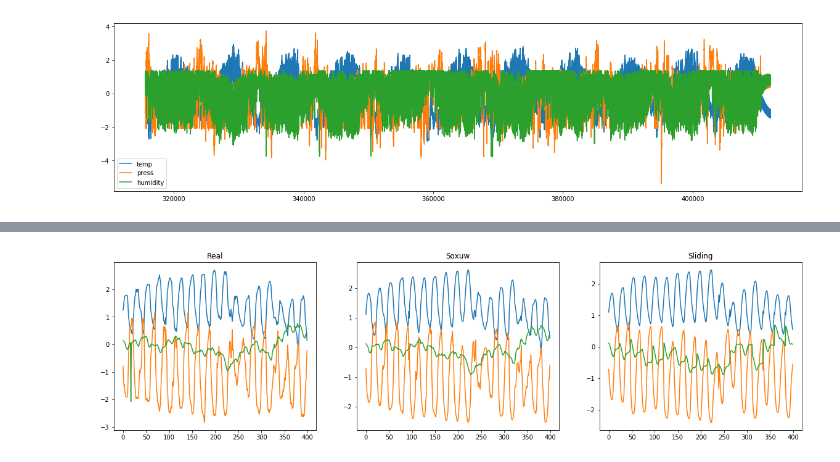
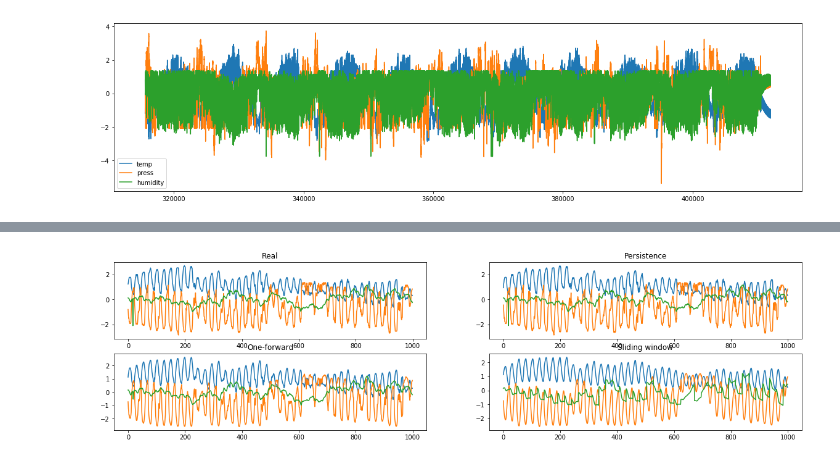
Before and after one commit to agayev169/weather_forecast, a Jupyter notebook: lstm_weather.ipynb, the cells around one changed output, grey strips where cells are left out. Drawn from its saved outputs; the diff is of its cells as text; code cells hidden in the pictures.

Commit message:
Add markdown, separate models

```diff
--- a/lstm_weather.ipynb
+++ b/lstm_weather.ipynb
@@ -345,0 +339,8 @@ Epoch 50/50
+# %%
+def one_forward(data, model_of=None):
+    if model_of is None:
+        model_of = one_forward_model()
+
+    return model_of.predict(data)
+# %%
+model_of = one_forward_model()
@@ -345,0 +365,4 @@ Epoch 50/50
+# %%
+predictions_of = one_forward(val_x[:TEST_SIZE], model_of)
+plt.plot(predictions_of)
+plt.show()
@@ -381,0 +393,5 @@ for i in range(int(test_length / TO_PREDICT)):
+# %%
+predictions_sw = sliding_w(val_x[:TEST_SIZE + TEST_SIZE // 10], model_of)
+predictions_sw = predictions_sw[:TEST_SIZE]
+plt.plot(predictions_sw)
+plt.show()
@@ -382,21 +404,22 @@ for i in range(int(test_length / TO_PREDICT)):
 # %%
 plt.figure(figsize=(20, 5))
 
-plt.subplot(1, 3, 1)
-plt.plot(val_y[:400])
+plt.subplot(2, 2, 1)
+plt.plot(val_y[:TEST_SIZE])
 plt.title("Real")
-# plt.ylim(0, 1)
 
-plt.subplot(1, 3, 2)
-plt.plot(output1[:400])
-plt.title("Soxuw")
-# plt.ylim(0, 1)
+plt.subplot(2, 2, 2)
+plt.plot(predictions_bl[:TEST_SIZE])
+plt.title("Persistence")
 
-plt.subplot(1, 3, 3)
-plt.plot(output2[:400])
-plt.title("Sliding")
-# plt.ylim(0, 1)
+plt.subplot(2, 2, 3)
+plt.plot(predictions_of[:TEST_SIZE])
+plt.title("One-forward")
+
+plt.subplot(2, 2, 4)
+plt.plot(predictions_sw[:TEST_SIZE])
+plt.title("Sliding window")
 
 plt.show()
 # %% [output]
-[figure, old version]
+[figure, new version]
```
Also changed, not shown: parts of 29 cells of this notebook.
